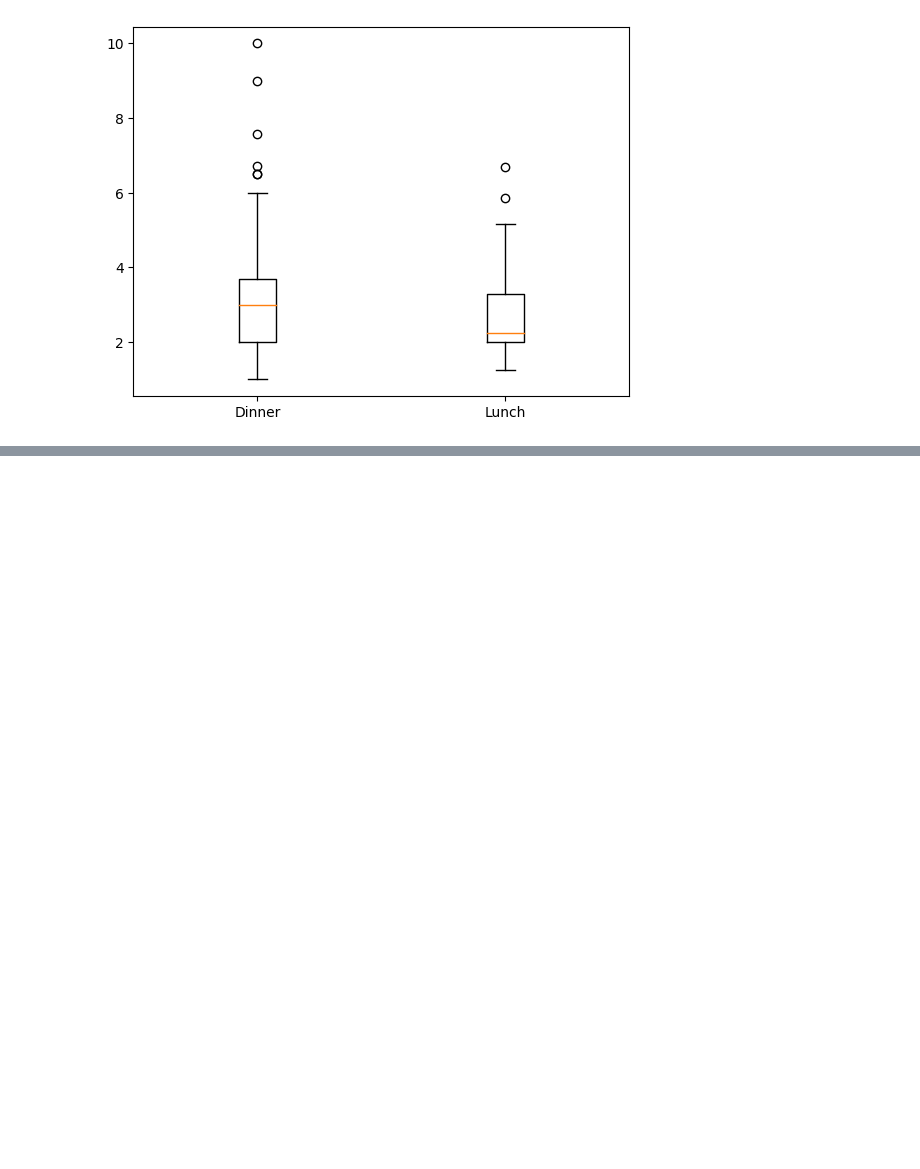
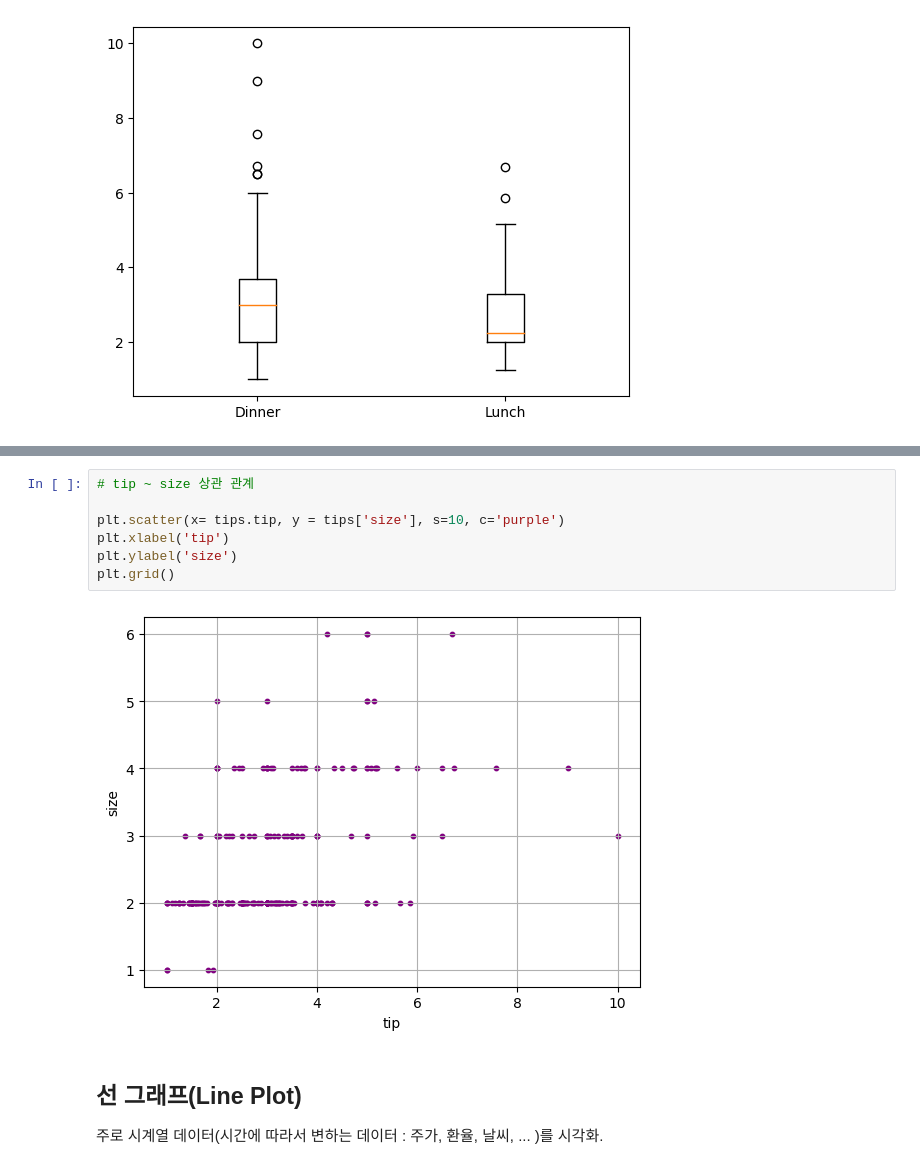
Before and after one commit to kim-dahun/python-study, a Jupyter notebook: py16_matplotlib.ipynb, the cells around one changed output, grey strips where cells are left out. Cells and saved outputs as stored; diff of their text form; blank space fills up the shorter version.

```diff
--- a/py16_matplotlib.ipynb
+++ b/py16_matplotlib.ipynb
@@ -362,0 +376,13 @@ plt.show()
+# %%
+# tip ~ size 상관 관계
+
+plt.scatter(x= tips.tip, y = tips['size'], s=10, c='purple')
+plt.xlabel('tip')
+plt.ylabel('size')
+plt.grid()
+# %% [output]
+[figure, added]
+# %% [markdown]
+## 선 그래프(Line Plot)
+
+주로 시계열 데이터(시간에 따라서 변하는 데이터 : 주가, 환율, 날씨, ... )를 시각화.
```
Also changed, not shown: parts of 8 cells of this notebook.
